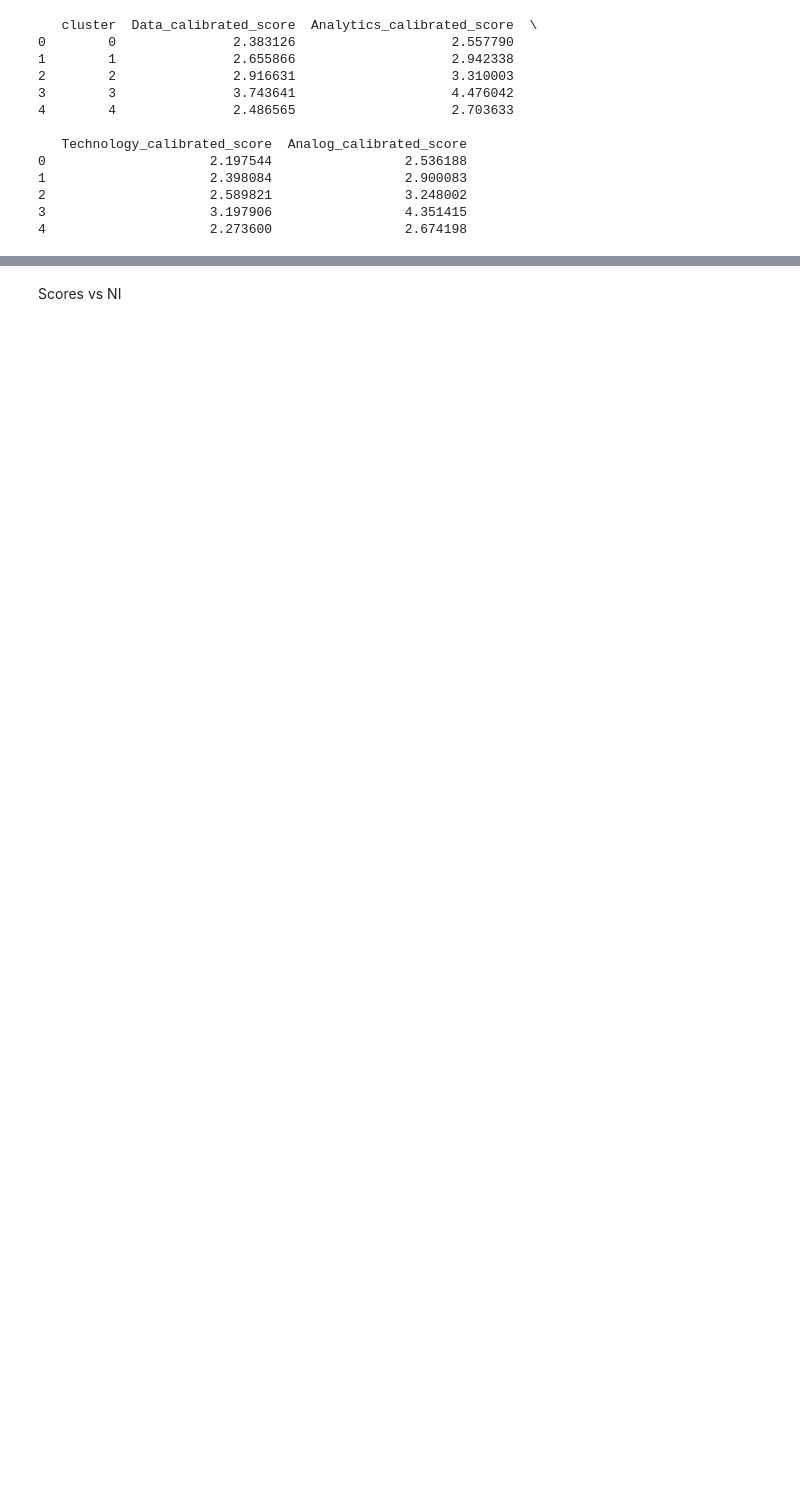
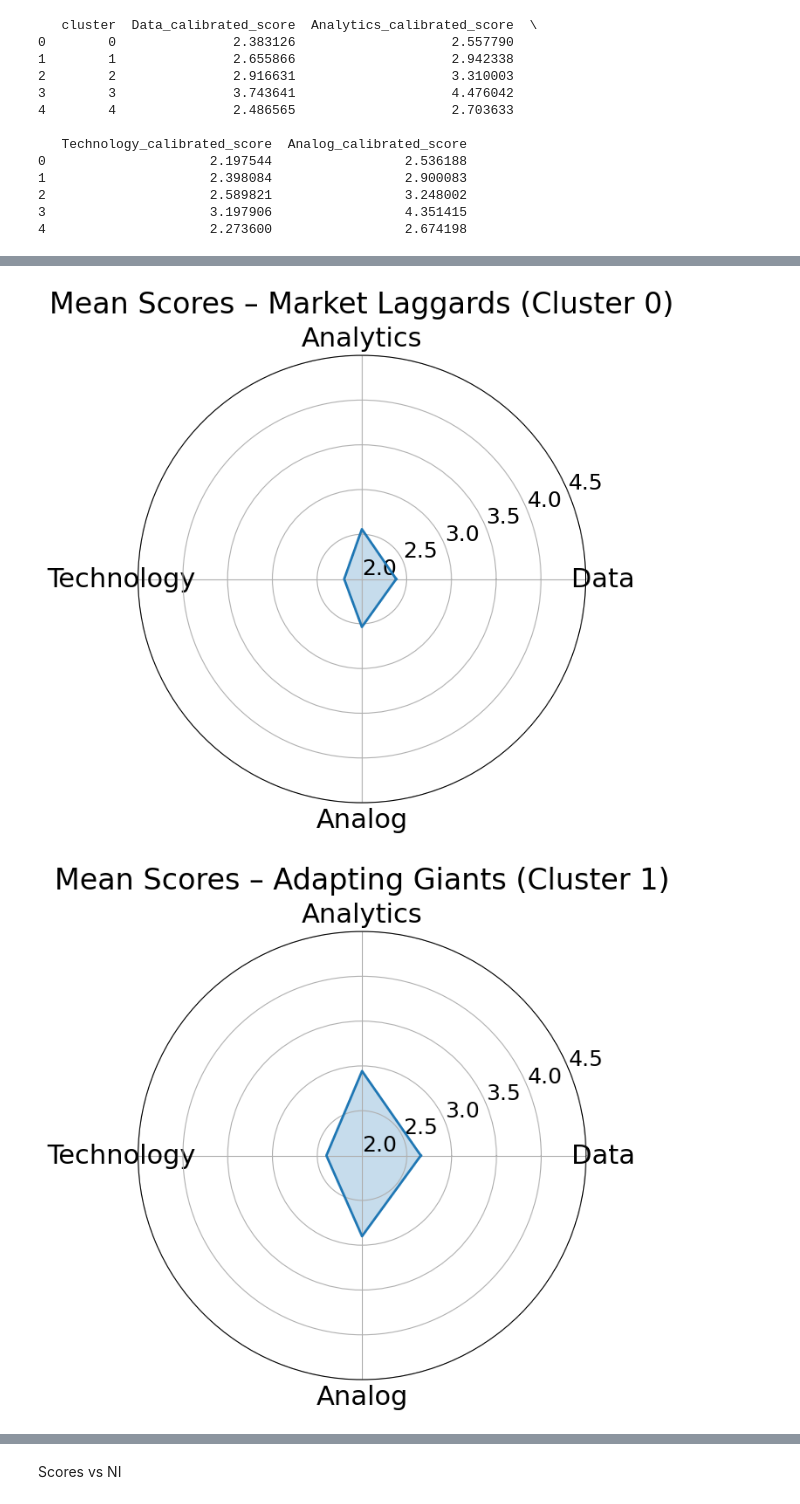
Before and after one commit to cm3155/Capstone_MCG, a Jupyter notebook: Analysis/Visualization.ipynb, the cells around one changed output, grey strips where cells are left out. Saved outputs shown, nothing was run; the diff lists cells and outputs as text; code cells hidden in the pictures; blank space fills up the shorter version.

```diff
--- a/Analysis/Visualization.ipynb
+++ b/Analysis/Visualization.ipynb
@@ -106,0 +116,47 @@ for cluster_id, row in cluster_means.iterrows():
+# %%
+# Setup for spider charts
+categories = ['Data_calibrated_score', 'Analytics_calibrated_score',
+              'Technology_calibrated_score', 'Analog_calibrated_score']
+N = len(categories)
+angles = [n / float(N) * 2 * np.pi for n in range(N)]
+angles += angles[:1]  # close the radar circle
+
+# Get cluster means
+cluster_means = df.groupby('cluster')[categories].mean()
+
+# Custom cluster name mapping
+cluster_names = {
+    0: "Market Laggards (Cluster 0)",
+    1: "Adapting Giants (Cluster 1)",
+    2: "Leading Giants (Cluster 2)",
+    3: "JPMorgan (Cluster 3)",
+    4: "Modernizing Regionals (Cluster 4)"
+}
+
+# Plot one radar chart per cluster
+for cluster_id, row in cluster_means.iterrows():
+    plt.figure(figsize=(7, 7))
+    ax = plt.subplot(111, polar=True)
+
+    # Axis labels (Data, Analytics, etc.)
+    plt.xticks(angles[:-1], ['Data', 'Analytics', 'Technology', 'Analog'], fontsize=22)
+
+    # Plot values
+    values = row.tolist()
+    values += values[:1]
+    ax.plot(angles, values, label=cluster_names[cluster_id], linewidth=2)
+    ax.fill(angles, values, alpha=0.25)
+
+# Fixed y-axis limits and labels for all charts
+    ax.set_ylim(2.0, 4.5)
+    ax.set_yticks([2.0, 2.5, 3.0, 3.5, 4.0, 4.5])
+    ax.set_yticklabels(['2.0', '2.5', '3.0', '3.5', '4.0', '4.5'], fontsize=18)
+
+    # Title
+    plt.title(f'Mean Scores – {cluster_names[cluster_id]}', pad=35, fontsize=24)
+
+    plt.tight_layout()
+    plt.show()
+# %% [output]
+[figure, added]
+[figure, added]
```
Also changed, not shown: parts of 3 cells of this notebook, 36 other files.
